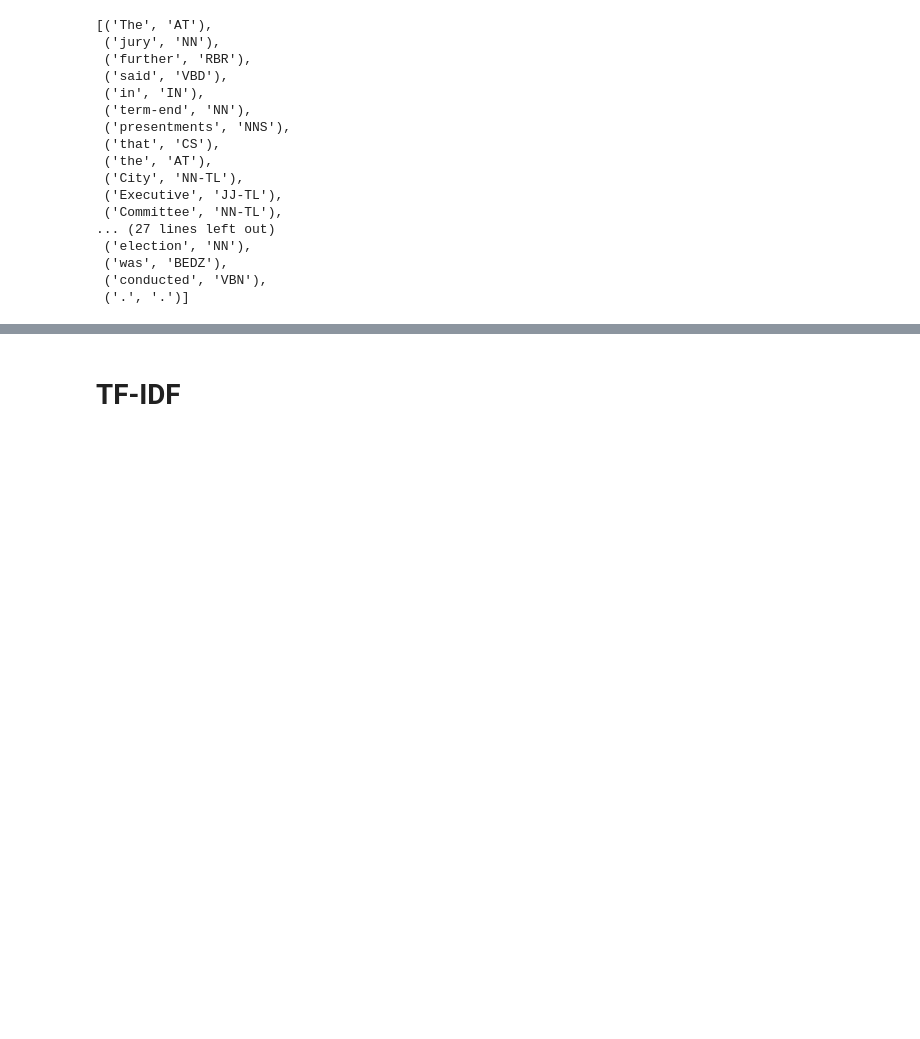
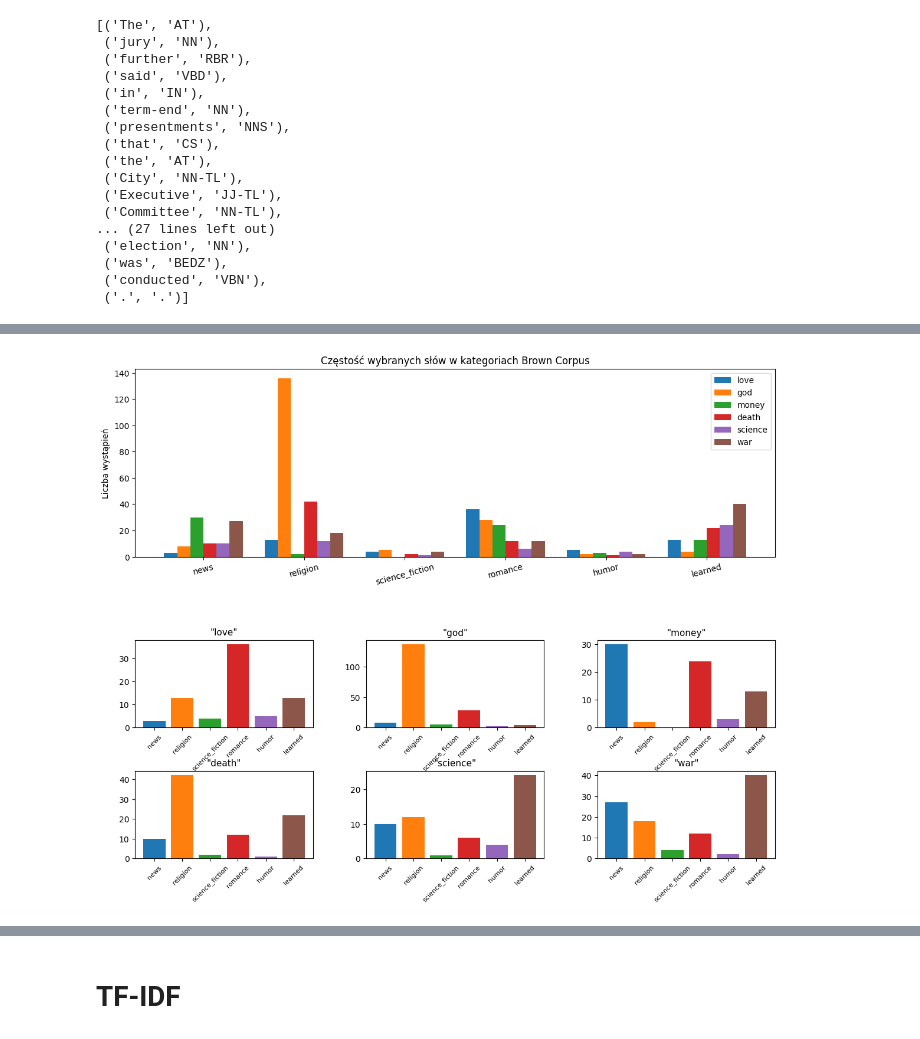
Before and after one commit to NXTRSS/MachineLearningCourse, a Jupyter notebook: Reprezentacja_tekstu.ipynb, the cells around one changed output, grey strips where cells are left out. Cells and saved outputs as stored; diff of their text form; code cells hidden in the pictures; blank space fills up the shorter version.

```diff
--- a/Reprezentacja_tekstu.ipynb
+++ b/Reprezentacja_tekstu.ipynb
@@ -114,0 +163,45 @@ Teraz przejdziemy do bardziej zaawansowanej reprezentacji tekstu — **TF-IDF**.
+# %%
+import numpy as np
+import matplotlib.pyplot as plt
+
+from nltk import ConditionalFreqDist
+
+categories = ['news', 'religion', 'science_fiction', 'romance', 'humor', 'learned']
+words_to_check = ['love', 'god', 'money', 'death', 'science', 'war']
+
+cfd = ConditionalFreqDist(
+    (cat, word.lower())
+    for cat in categories
+    for word in cb.words(categories=cat)
+)
+
+# Grouped bar chart
+x = np.arange(len(categories))
+width = 0.13
+fig, axes = plt.subplots(2, 1, figsize=(14, 10), gridspec_kw={'height_ratios': [1, 1.2]})
+
+# Top: grouped bar
+for i, word in enumerate(words_to_check):
+    counts = [cfd[cat][word] for cat in categories]
+    axes[0].bar(x + i*width, counts, width, label=word)
+axes[0].set_xticks(x + width * (len(words_to_check)-1) / 2)
+axes[0].set_xticklabels(categories, rotation=15)
+axes[0].legend()
+axes[0].set_title('Częstość wybranych słów w kategoriach Brown Corpus')
+axes[0].set_ylabel('Liczba wystąpień')
+
+# Bottom: individual subplots per word
+gs = axes[1].get_gridspec()
+axes[1].remove()
+sub_axes = fig.add_gridspec(2, 3, top=0.42, bottom=0.05, hspace=0.5, wspace=0.3)
+colors = plt.cm.tab10(range(len(categories)))
+for idx, word in enumerate(words_to_check):
+    ax = fig.add_subplot(sub_axes[idx // 3, idx % 3])
+    counts = [cfd[cat][word] for cat in categories]
+    ax.bar(categories, counts, color=colors)
+    ax.set_title(f'"{word}"', fontsize=11)
+    ax.tick_params(axis='x', rotation=45, labelsize=8)
+
+plt.show()
+# %% [output]
+[figure, added]
```
Also changed, not shown: parts of 77 cells of this notebook, 2 other files.
